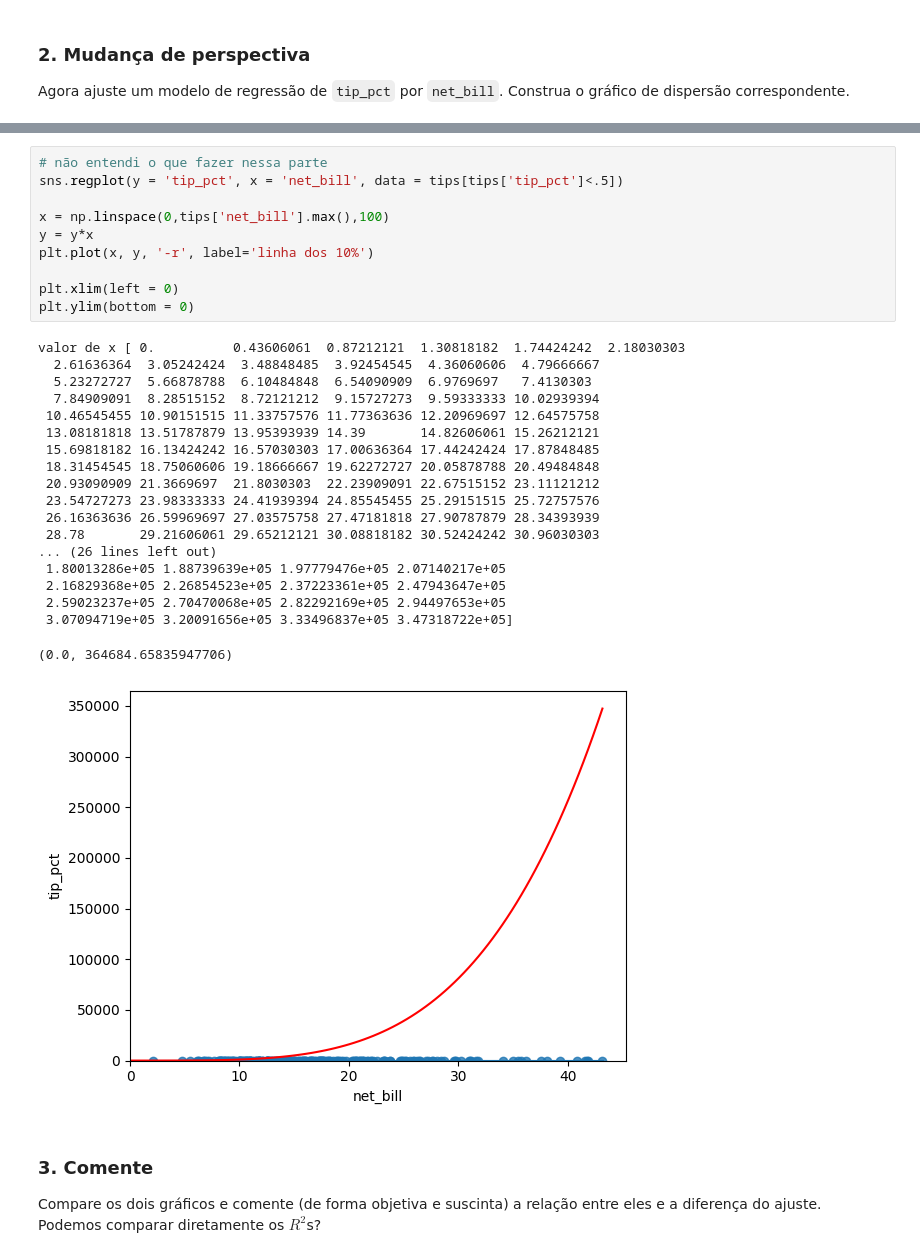
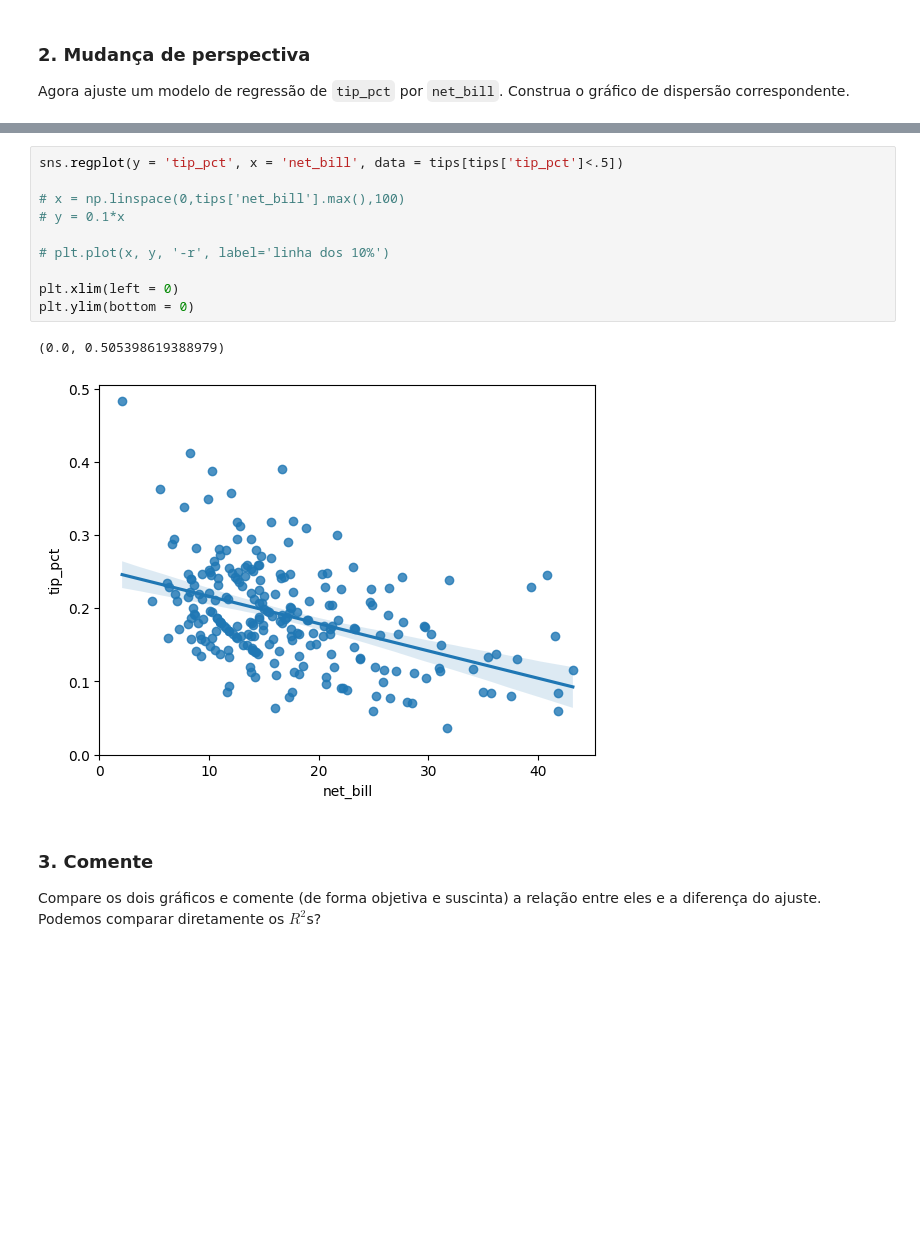
Before and after one commit to piresthiago10/estudos_data_science, a Jupyter notebook: modulo_12_regressao_1/mod12 ex01 - regressão linear simples.ipynb, the cells around one changed output, grey strips where cells are left out. Drawn from its saved outputs; the diff is of its cells as text; blank space fills up the shorter version.

```diff
--- a/modulo_12_regressao_1/mod12 ex01 - regressão linear simples.ipynb
+++ b/modulo_12_regressao_1/mod12 ex01 - regressão linear simples.ipynb
@@ -92,35 +92,18 @@ OLS Regression Results
 Notes:
 [1] Standard Errors assume that the covariance matrix of the errors is correctly specified.
 # %%
-# não entendi o que fazer nessa parte
 sns.regplot(y = 'tip_pct', x = 'net_bill', data = tips[tips['tip_pct']<.5])
 
-x = np.linspace(0,tips['net_bill'].max(),100)
-y = y*x
-plt.plot(x, y, '-r', label='linha dos 10%')
+# x = np.linspace(0,tips['net_bill'].max(),100)
+# y = 0.1*x
+
+# plt.plot(x, y, '-r', label='linha dos 10%')
 
 plt.xlim(left = 0)
 plt.ylim(bottom = 0)
 # %% [output]
-valor de x [ 0.          0.43606061  0.87212121  1.30818182  1.74424242  2.18030303
-  2.61636364  3.05242424  3.48848485  3.92454545  4.36060606  4.79666667
-  5.23272727  5.66878788  6.10484848  6.54090909  6.9769697   7.4130303
-  7.84909091  8.28515152  8.72121212  9.15727273  9.59333333 10.02939394
- 10.46545455 10.90151515 11.33757576 11.77363636 12.20969697 12.64575758
- 13.08181818 13.51787879 13.95393939 14.39       14.82606061 15.26212121
- 15.69818182 16.13424242 16.57030303 17.00636364 17.44242424 17.87848485
- 18.31454545 18.75060606 19.18666667 19.62272727 20.05878788 20.49484848
- 20.93090909 21.3669697  21.8030303  22.23909091 22.67515152 23.11121212
- 23.54727273 23.98333333 24.41939394 24.85545455 25.29151515 25.72757576
- 26.16363636 26.59969697 27.03575758 27.47181818 27.90787879 28.34393939
- 28.78       29.21606061 29.65212121 30.08818182 30.52424242 30.96030303
-... (26 lines left out)
- 1.80013286e+05 1.88739639e+05 1.97779476e+05 2.07140217e+05
- 2.16829368e+05 2.26854523e+05 2.37223361e+05 2.47943647e+05
- 2.59023237e+05 2.70470068e+05 2.82292169e+05 2.94497653e+05
- 3.07094719e+05 3.20091656e+05 3.33496837e+05 3.47318722e+05]
+(0.0, 0.505398619388979)
-(0.0, 364684.65835947706)
-[figure, old version]
+[figure, new version]
 # %% [markdown]
 ### 3. Comente
 
```
Also changed, not shown: parts of 6 cells of this notebook.
